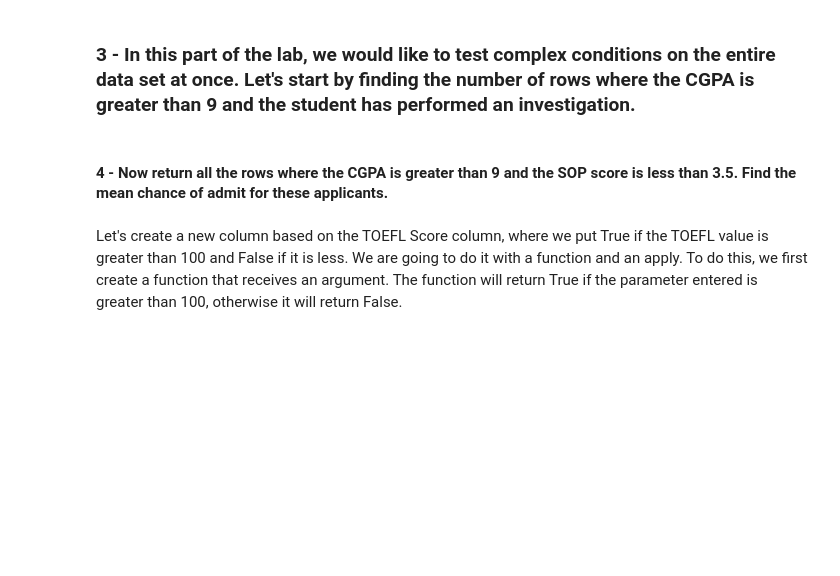
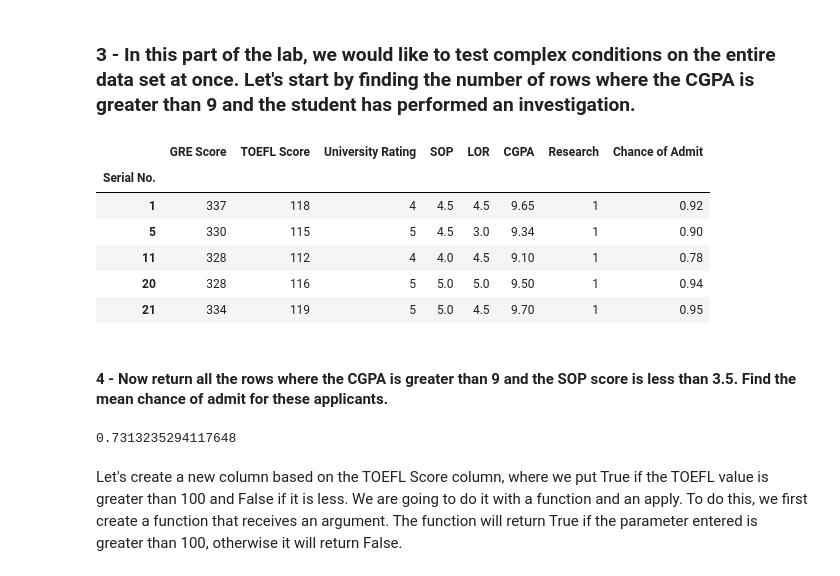
Before and after one commit to Ironhack-data-bcn-oct-2023/lab-pandas, a Jupyter notebook: your-code/pandas_1.ipynb, the cells around one changed output. Cells and saved outputs as stored; diff of their text form; code cells hidden in the pictures; blank space fills up the shorter version.

```diff
--- a/your-code/pandas_1.ipynb
+++ b/your-code/pandas_1.ipynb
@@ -89,4 +203,15 @@ Let's evaluate the dataset by looking at the `head` function.
 # %% [markdown]
 ### 3 - In this part of the lab, we would like to test complex conditions on the entire data set at once. Let's start by finding the number of rows where the CGPA is greater than 9 and the student has performed an investigation.
+# %%
+condition_1 = admissions["CGPA"] > 9
+admissions[condition_1].head()
+# %% [output]
+|  | GRE Score | TOEFL Score | University Rating | SOP | LOR | CGPA | Research | Chance of Admit |
+| Serial No. |  |  |  |  |  |  |  |  |
+| 1 | 337 | 118 | 4 | 4.5 | 4.5 | 9.65 | 1 | 0.92 |
+| 5 | 330 | 115 | 5 | 4.5 | 3.0 | 9.34 | 1 | 0.90 |
+| 11 | 328 | 112 | 4 | 4.0 | 4.5 | 9.10 | 1 | 0.78 |
+| 20 | 328 | 116 | 5 | 5.0 | 5.0 | 9.50 | 1 | 0.94 |
+| 21 | 334 | 119 | 5 | 5.0 | 4.5 | 9.70 | 1 | 0.95 |
 # %% [markdown]
 #### 4 - Now return all the rows where the CGPA is greater than 9 and the SOP score is less than 3.5. Find the mean chance of admit for these applicants.
@@ -93,3 +220,7 @@ Let's evaluate the dataset by looking at the `head` function.
+# %%
+admissions[condition_1 | condition_2]["Chance of Admit"].mean()
+# %% [output]
+0.7313235294117648
 # %% [markdown]
 Let's create a new column based on the TOEFL Score column, where we put True if the TOEFL value is greater than 100 and False if it is less. We are going to do it with a function and an apply.
 To do this, we first create a function that receives an argument. The function will return True if the parameter entered is greater than 100, otherwise it will return False.
```
Also changed, not shown: parts of 22 cells of this notebook.
